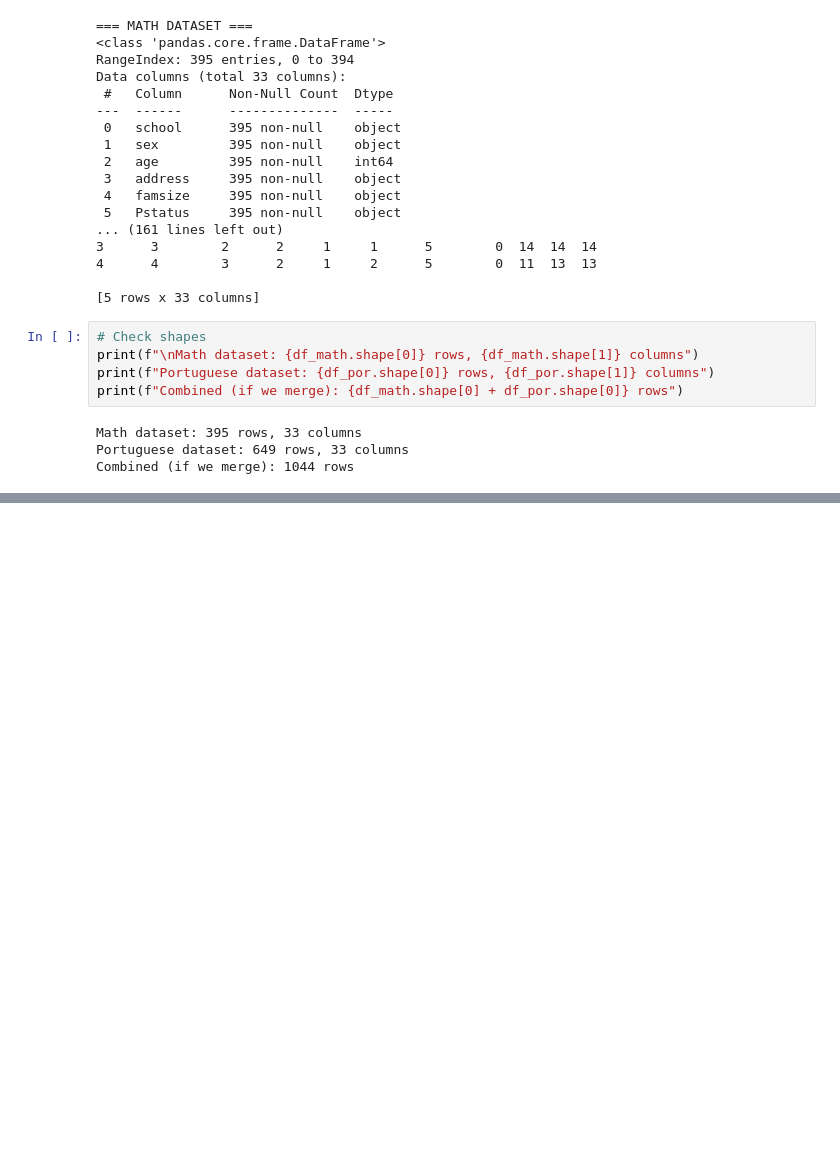
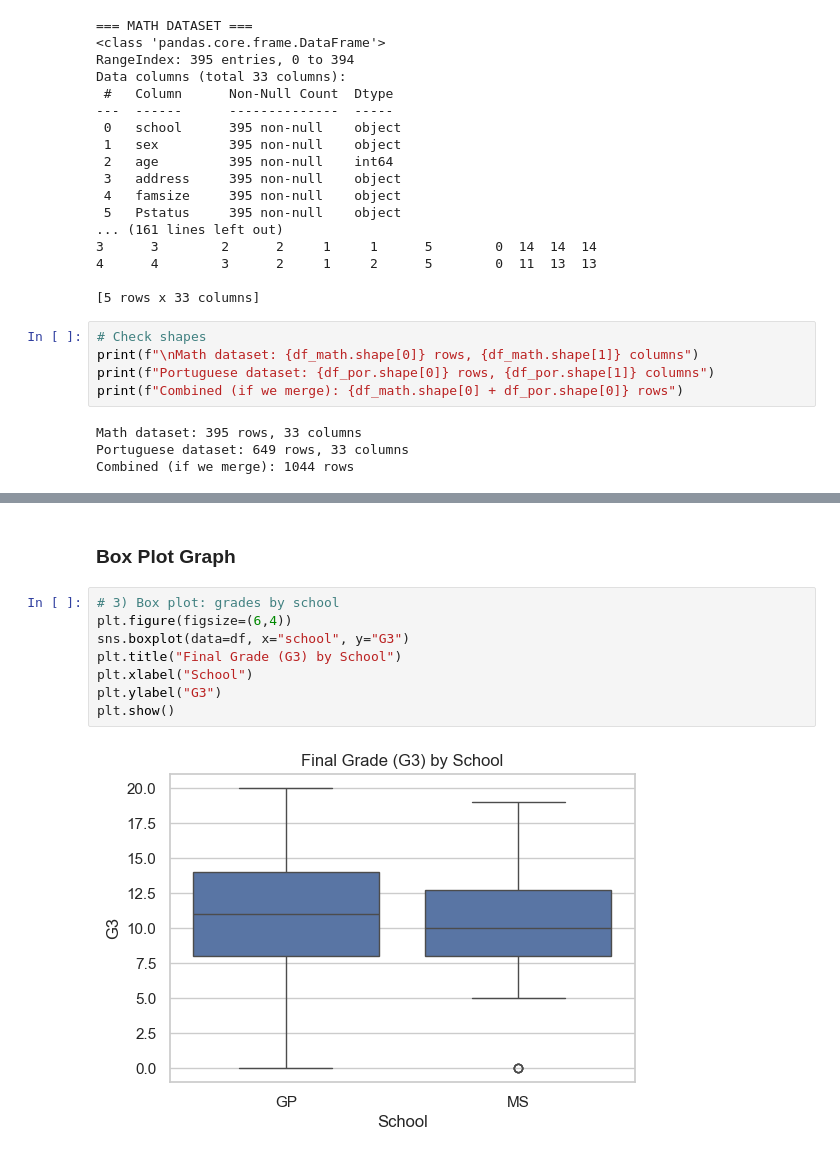
Before and after one commit to pratikkmane/student-performance, a Jupyter notebook: notebooks/01_initial_exploration.ipynb, the cells around one changed output, grey strips where cells are left out. Drawn from its saved outputs; the diff is of its cells as text; blank space fills up the shorter version.

```diff
--- a/notebooks/01_initial_exploration.ipynb
+++ b/notebooks/01_initial_exploration.ipynb
@@ -44,0 +78,12 @@ Combined (if we merge): 1044 rows
+# %% [markdown]
+### Box Plot Graph
+# %%
+# 3) Box plot: grades by school
+plt.figure(figsize=(6,4))
+sns.boxplot(data=df, x="school", y="G3")
+plt.title("Final Grade (G3) by School")
+plt.xlabel("School")
+plt.ylabel("G3")
+plt.show()
+# %% [output]
+[figure, added]
```
Also changed, not shown: parts of 16 cells of this notebook.
